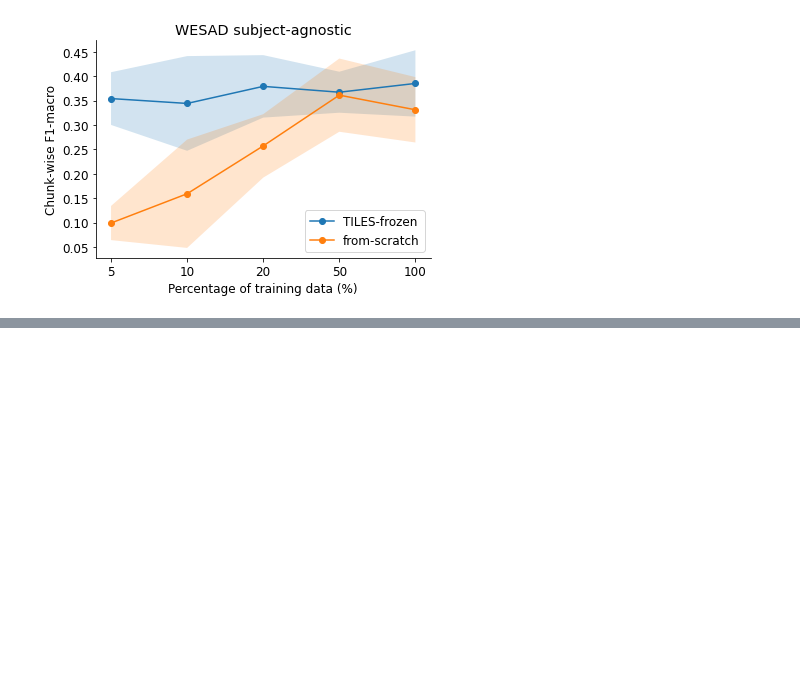
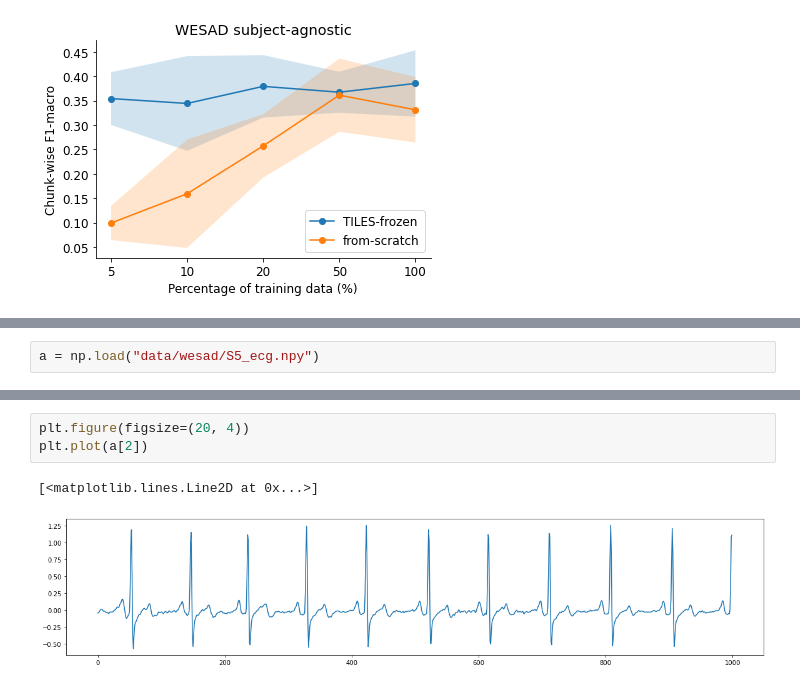
Before and after one commit to klean2050/tiles_ecg_model, a Jupyter notebook: examples.ipynb, the cells around one changed output, grey strips where cells are left out. Saved outputs shown, nothing was run; the diff lists cells and outputs as text; blank space fills up the shorter version.

```diff
--- a/examples.ipynb
+++ b/examples.ipynb
@@ -70,0 +197,2 @@ plot_results(file_list_1, file_list_2, metric='Chunk-wise F1-macro')
+# %%
+a = np.load("data/wesad/S5_ecg.npy")
@@ -70,0 +209,6 @@ plot_results(file_list_1, file_list_2, metric='Chunk-wise F1-macro')
+# %%
+plt.figure(figsize=(20, 4))
+plt.plot(a[2])
+# %% [output]
+[<matplotlib.lines.Line2D at 0x...>]
+[figure, added]
```
Also changed, not shown: parts of 7 cells of this notebook, 1 other file.
